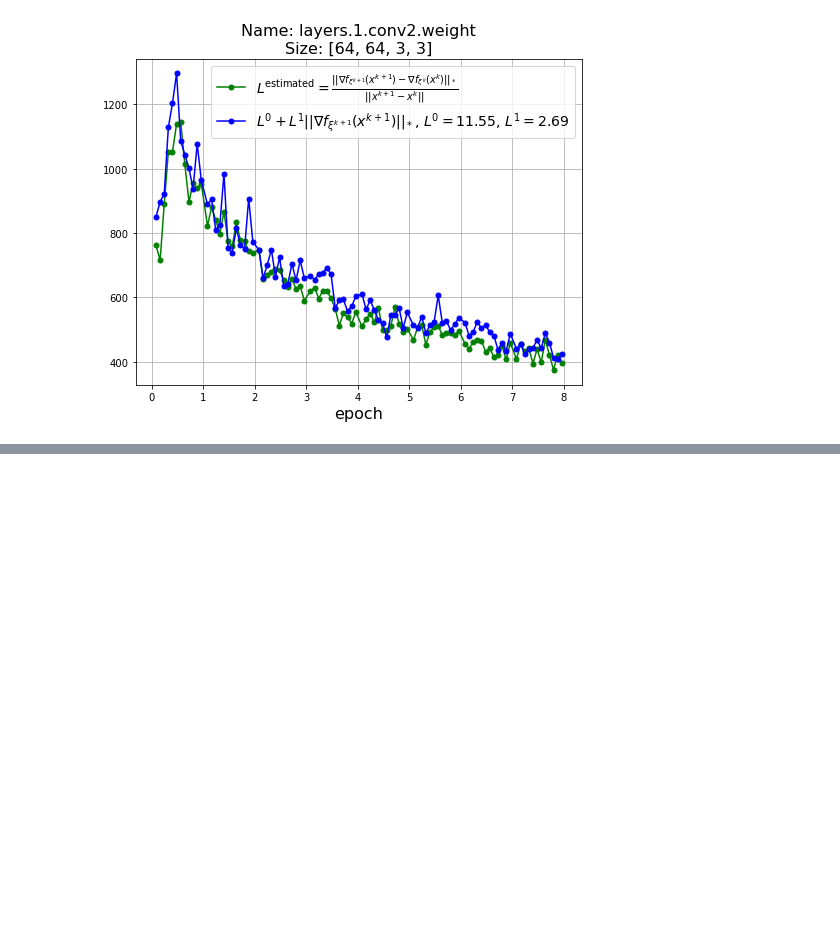
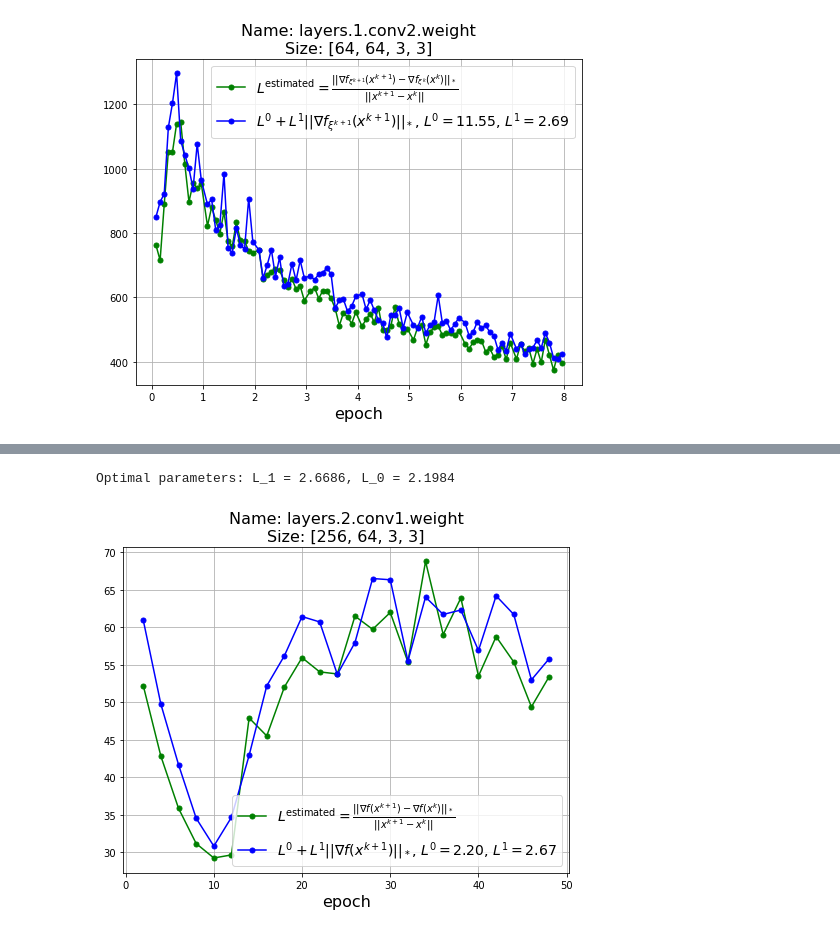
Before and after one commit to artem-riabinin/Experiments-estimating-smoothness-for-NanoGPT-and-CNN-on-CIFAR10, a Jupyter notebook: plots/L0L1-cnn/L0L1-cnn.ipynb, the cells around one changed output, grey strips where cells are left out. Cells and saved outputs as stored; diff of their text form; code cells hidden in the pictures; blank space fills up the shorter version.

```diff
--- a/plots/L0L1-cnn/L0L1-cnn.ipynb
+++ b/plots/L0L1-cnn/L0L1-cnn.ipynb
@@ -122,0 +174,47 @@ Optimal parameters: L_1 = 0.0292, L_0 = 0.0073
+# %%
+# Sample log file path
+log_file_path = "output_full_batch.txt"  # Change this to your actual log file path
+
+# Lists to store extracted values
+L_estimated_values = []
+norm_grad_values = []
+
+# Regular expression pattern to match L_estimated and norm_grad lines
+pattern = re.compile(r"step:(\d+) \(2\) L_estimated: ([\d\.]+) norm_grad: ([\d\.]+)")
+
+step_values = []
+L_estimated_values = []
+norm_grad_values = []
+
+with open(log_file_path, "r") as file:
+    for line in file:
+        match = pattern.search(line)
+        if match:
+            step_values.append(float(match.group(1)))         # step
+            L_estimated_values.append(float(match.group(2)))  # L_estimated
+            norm_grad_values.append(float(match.group(3)))    # norm_grad
+
+# Use extracted values from log file
+a, b = fit_positive_linear(norm_grad_values, L_estimated_values)
+print(f"Optimal parameters: L_1 = {a:.4f}, L_0 = {b:.4f}")
+
+# Compute vectors
+y_actual = np.array(L_estimated_values)
+y_predicted = a * np.array(norm_grad_values) + b
+x = np.array(step_values)
+
+# Plot results
+
+plt.figure(figsize=(8, 6))
+plt.plot(x, y_actual, 'o-', markersize=5, label=r'$L^{\mathrm{estimated}} = \frac{||\nabla f(x^{k+1}) - \nabla f(x^k)||_*}{||x^{k+1} - x^{k}||}$', color='green')
+plt.plot(x, y_predicted, 'o-', markersize=5,
+         label = r'$L^0 + L^1 ||\nabla f(x^{k+1})||_*$' + f', $L^0 = {b:.2f}$, $L^1 = {a:.2f}$', color='blue')
+plt.xlabel('epoch', fontsize=16)
+plt.legend(fontsize=14)
+plt.grid()
+plt.title('Name: layers.2.conv1.weight\nSize: [256, 64, 3, 3]', fontsize=16)
+plt.savefig('plot2_fb.pdf', format='pdf')
+plt.show()
+# %% [output]
+Optimal parameters: L_1 = 2.6686, L_0 = 2.1984
+[figure, added]
```
Also changed, not shown: parts of 10 cells of this notebook, 1 other file.
